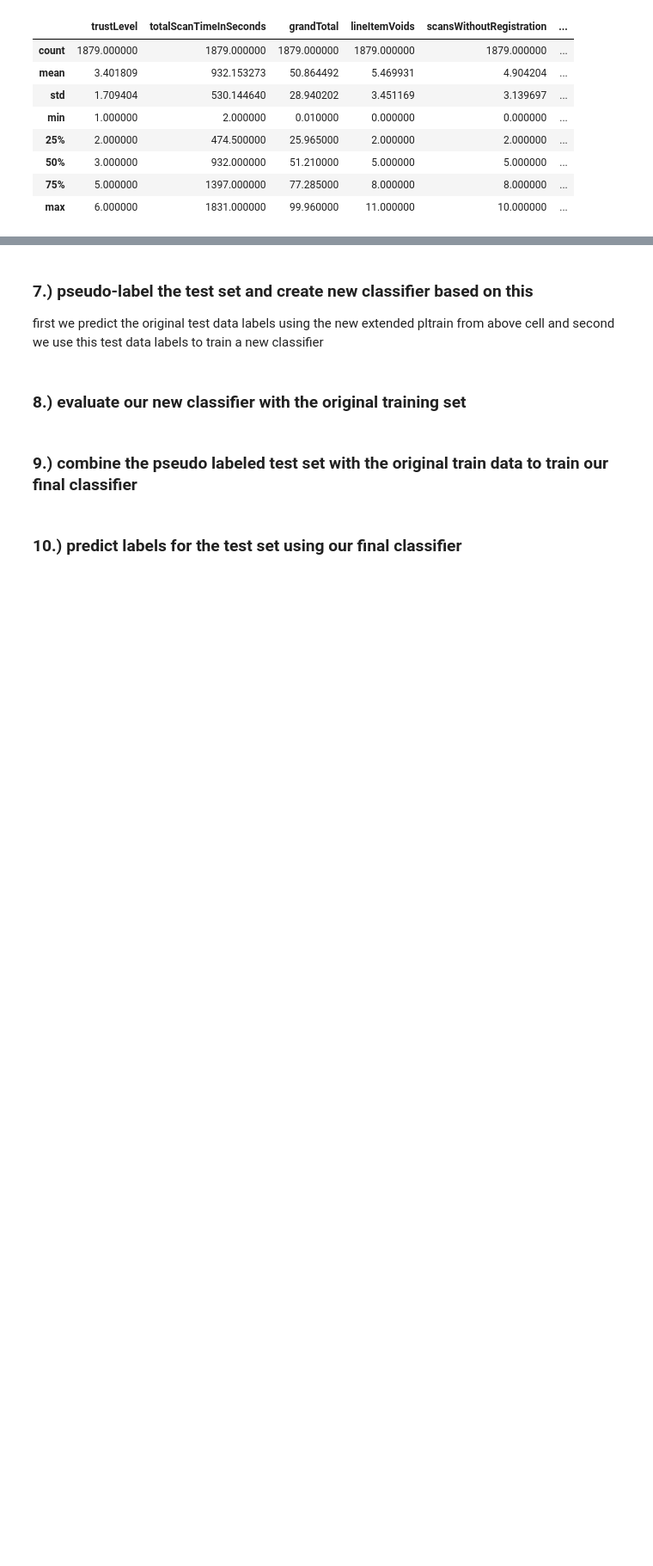
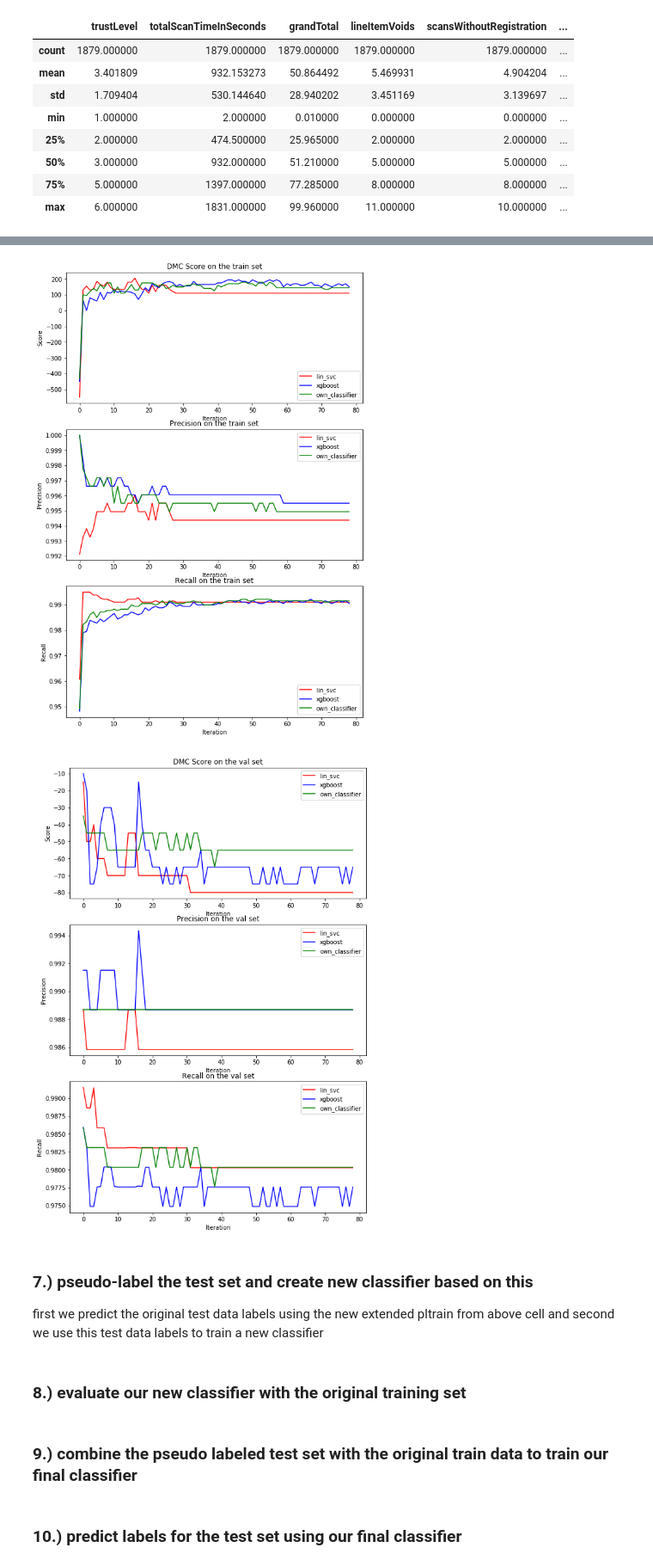
Before and after one commit to LackesLab/dmc2019, a Jupyter notebook: notebooks/train_with_test_version_lukas.ipynb, the cells around one changed output, grey strips where cells are left out. Shown at 86% size. Saved outputs shown, nothing was run; the diff lists cells and outputs as text; code cells hidden in the pictures; blank space fills up the shorter version.

Commit message:
Integrated plot function into utils and added run magic in classification nb for utils nb

```diff
--- a/notebooks/train_with_test_version_lukas.ipynb
+++ b/notebooks/train_with_test_version_lukas.ipynb
@@ -519,3 +533,8 @@ fin_pred.describe()
+# %%
+plot_results_ssl(res)
+# %% [output]
+[figure, added]
+[figure, added]
 # %% [markdown]
 ### 7.) pseudo-label the test set and create new classifier based on this
 first we predict the original test data labels using the new extended pltrain from above cell and second we use this test data labels to train a new classifier
```
Also changed, not shown: parts of 7 cells of this notebook, 1 other file.
